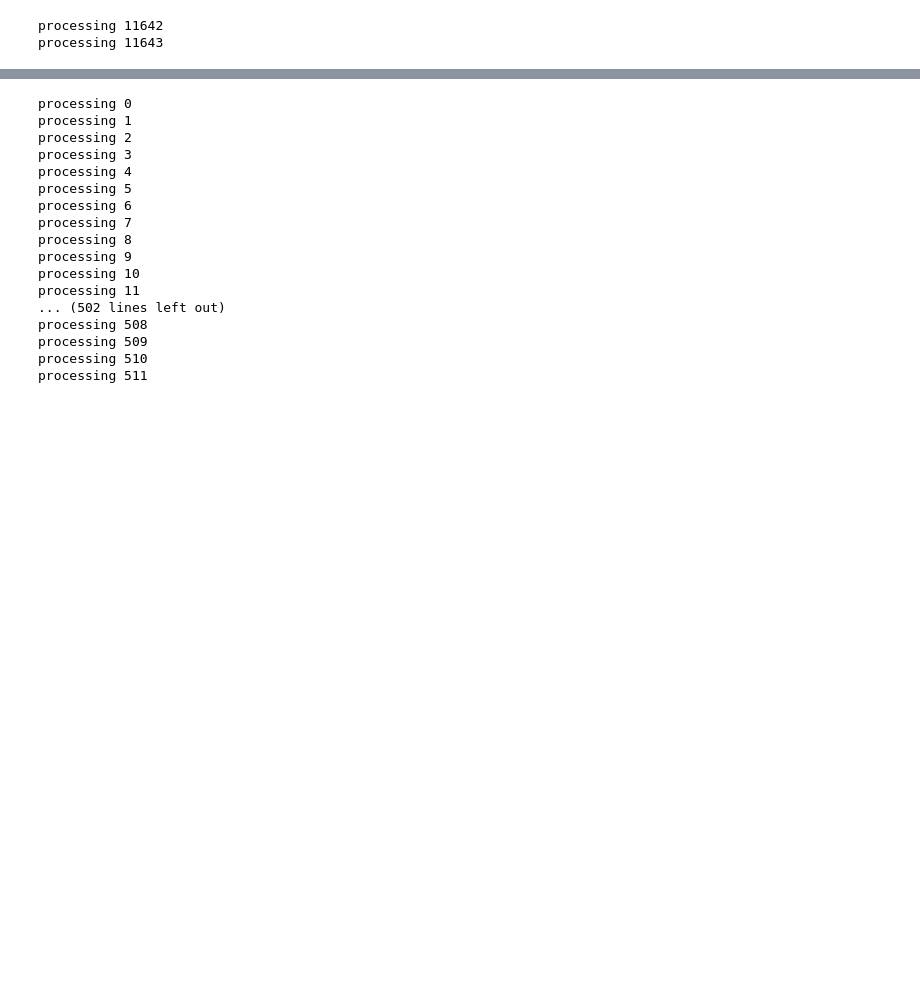
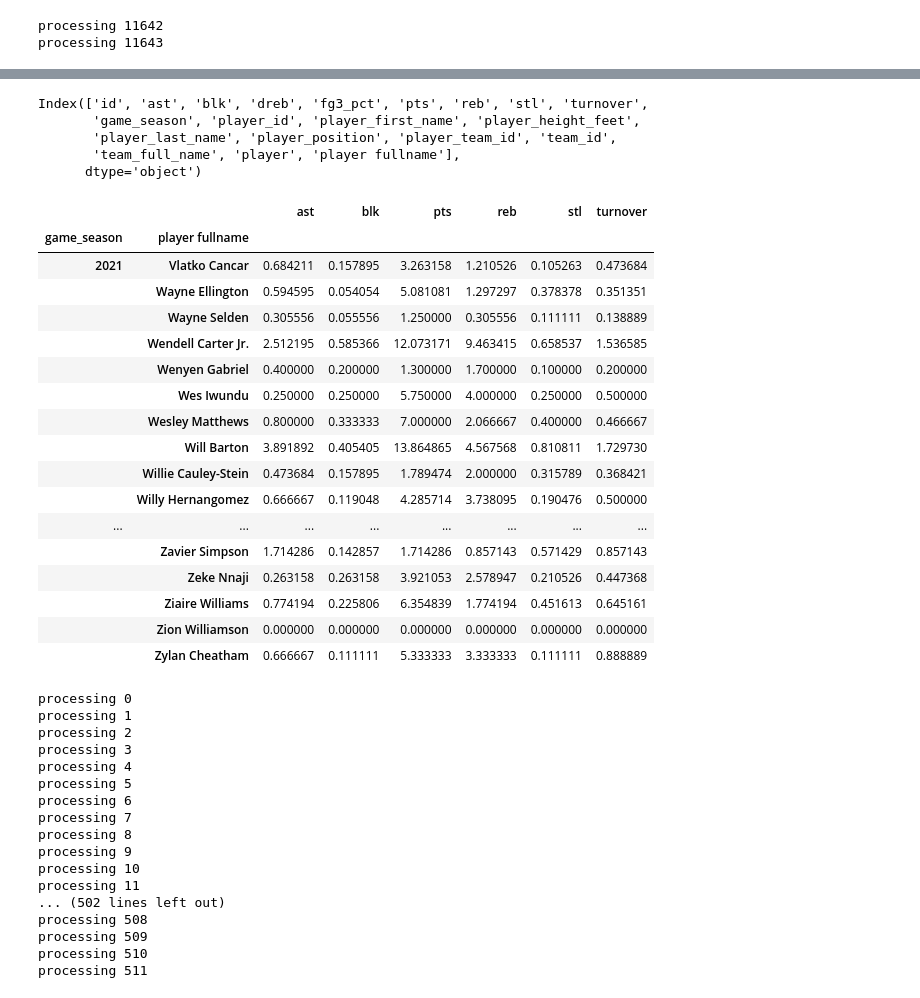
Before and after one commit to RajeeNatch/Basketball-Nerds, a Jupyter notebook: Basketball_stats.ipynb, the cells around one changed output, grey strips where cells are left out. Saved outputs shown, nothing was run; the diff lists cells and outputs as text; code cells hidden in the pictures; blank space fills up the shorter version.

Commit message:
display chart for seasons

```diff
--- a/Basketball_stats.ipynb
+++ b/Basketball_stats.ipynb
@@ -79,5 +79,5 @@ stat_count = list(range(0,11642))
 # %%
-for i in range(0,11642)
+for i in range(0,11644)
 # %%
 stat_list=[]
 sleep_value = 0.1
@@ -176,4 +196,39 @@ stats_final_df = stat_df.rename(columns={'game.season' : 'game_season',
                                           'player.height_feet' :'player_height_feet',
                                           'team.id' : 'team_id',
                                           'team.full_name' : 'team_full_name'})
+# %%
+stats_final_df['player fullname'] = stats_final_df['player_first_name']+" " +stats_final_df['player_last_name']
+# %%
+stats_final_df.columns
+# %% [output]
+Index(['id', 'ast', 'blk', 'dreb', 'fg3_pct', 'pts', 'reb', 'stl', 'turnover',
+       'game_season', 'player_id', 'player_first_name', 'player_height_feet',
+       'player_last_name', 'player_position', 'player_team_id', 'team_id',
+       'team_full_name', 'player', 'player fullname'],
+      dtype='object')
+# %%
+moded_stats_df = stats_final_df.drop_duplicates(subset=['id'], keep='last')
+# %%
+avg_df = moded_stats_df.groupby(['game_season','player fullname'])['ast','blk','pts', 'reb','stl', 'turnover'].mean()
+# %%
+avg_df.tail(30)
+# %% [output]
+|  |  | ast | blk | pts | reb | stl | turnover |
+| game_season | player fullname |  |  |  |  |  |  |
+| 2021 | Vlatko Cancar | 0.684211 | 0.157895 | 3.263158 | 1.210526 | 0.105263 | 0.473684 |
+|  | Wayne Ellington | 0.594595 | 0.054054 | 5.081081 | 1.297297 | 0.378378 | 0.351351 |
+|  | Wayne Selden | 0.305556 | 0.055556 | 1.250000 | 0.305556 | 0.111111 | 0.138889 |
+|  | Wendell Carter Jr. | 2.512195 | 0.585366 | 12.073171 | 9.463415 | 0.658537 | 1.536585 |
+|  | Wenyen Gabriel | 0.400000 | 0.200000 | 1.300000 | 1.700000 | 0.100000 | 0.200000 |
+|  | Wes Iwundu | 0.250000 | 0.250000 | 5.750000 | 4.000000 | 0.250000 | 0.500000 |
+|  | Wesley Matthews | 0.800000 | 0.333333 | 7.000000 | 2.066667 | 0.400000 | 0.466667 |
+|  | Will Barton | 3.891892 | 0.405405 | 13.864865 | 4.567568 | 0.810811 | 1.729730 |
+|  | Willie Cauley-Stein | 0.473684 | 0.157895 | 1.789474 | 2.000000 | 0.315789 | 0.368421 |
+|  | Willy Hernangomez | 0.666667 | 0.119048 | 4.285714 | 3.738095 | 0.190476 | 0.500000 |
+| ... | ... | ... | ... | ... | ... | ... | ... |
+|  | Zavier Simpson | 1.714286 | 0.142857 | 1.714286 | 0.857143 | 0.571429 | 0.857143 |
+|  | Zeke Nnaji | 0.263158 | 0.263158 | 3.921053 | 2.578947 | 0.210526 | 0.447368 |
+|  | Ziaire Williams | 0.774194 | 0.225806 | 6.354839 | 1.774194 | 0.451613 | 0.645161 |
+|  | Zion Williamson | 0.000000 | 0.000000 | 0.000000 | 0.000000 | 0.000000 | 0.000000 |
+|  | Zylan Cheatham | 0.666667 | 0.111111 | 5.333333 | 3.333333 | 0.111111 | 0.888889 |
 # %%
```
Also changed, not shown: parts of 5 cells of this notebook, 6 other files.
